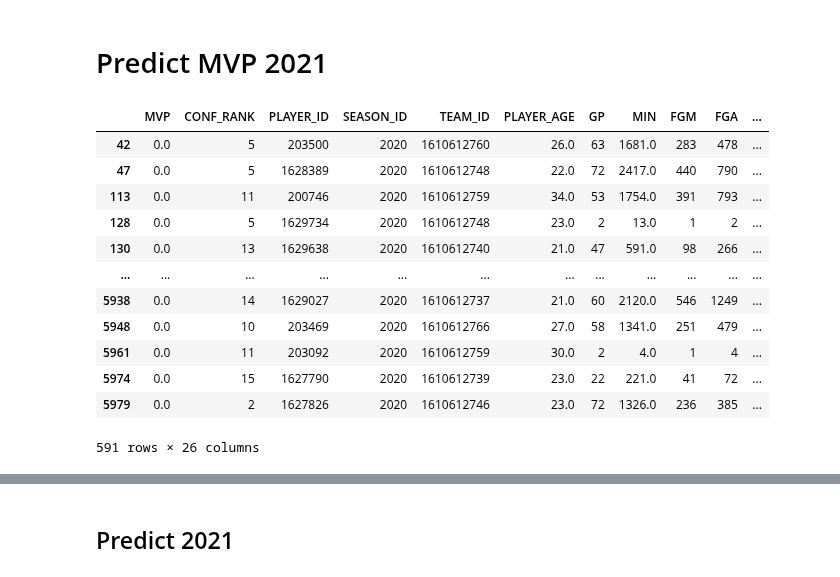
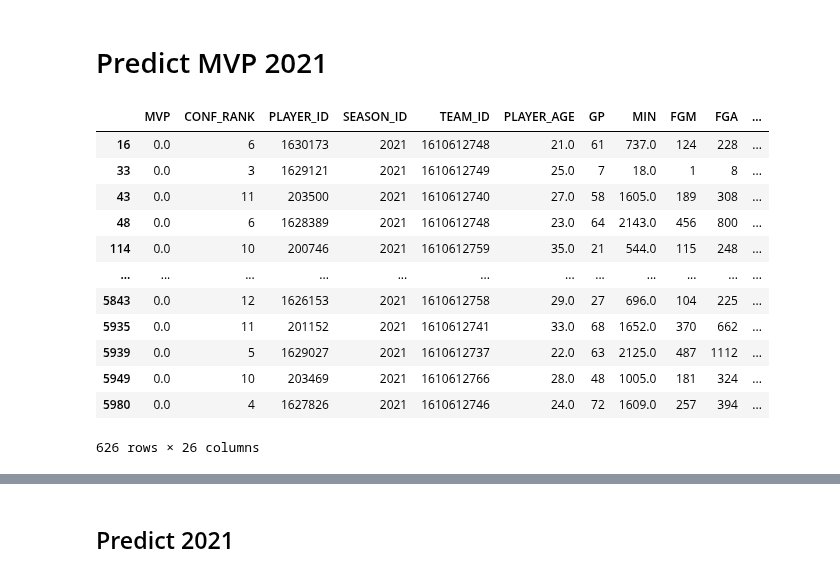
Before and after one commit to thomasverardo/NBA_MVP_2022_prediction, a Jupyter notebook: Code/Predict_MVP.ipynb, the cells around one changed output, grey strips where cells are left out. Saved outputs shown, nothing was run; the diff lists cells and outputs as text; code cells hidden in the pictures.

```diff
--- a/Code/Predict_MVP.ipynb
+++ b/Code/Predict_MVP.ipynb
@@ -8,46 +8,48 @@ import numpy as np
 with open("player_stats.pkl", "rb") as f:
     season_2021 = pickle.load(f)
 #tolgo seasons che non ci servono
-season_2021 = season_2021[season_2021["SEASON_ID"] == 2020]
+season_2021 = season_2021[season_2021["SEASON_ID"] == 2021]
+
+#season_2021 = season_2021[season_2021["SEASON_ID"] == 2021]
 
 #sposto la colonna MVP per prima per comodita
 cols = season_2021.columns.tolist()
 cols = cols[-2:] + cols[:-2]
 season_2021 = season_2021[cols]
 
 season_2021["GP"]=season_2021["GP"].astype('int')
 season_2021["FGM"]=season_2021["FGM"].astype('int')
 season_2021["FGA"]=season_2021["FGA"].astype('int')
 season_2021["FG3M"]=season_2021["FG3M"].astype('int')
 season_2021["FG3A"]=season_2021["FG3A"].astype('int')
 season_2021["FTM"]=season_2021["FTM"].astype('int')
 season_2021["FTA"]=season_2021["FTA"].astype('int')
 season_2021["OREB"]=season_2021["OREB"].astype('int')
 season_2021["DREB"]=season_2021["DREB"].astype('int')
 season_2021["REB"]=season_2021["REB"].astype('int')
 season_2021["AST"]=season_2021["AST"].astype('int')
 season_2021["STL"]=season_2021["STL"].astype('int')
 season_2021["BLK"]=season_2021["BLK"].astype('int')
 season_2021["TOV"]=season_2021["TOV"].astype('int')
 season_2021["PF"]=season_2021["PF"].astype('int')
 season_2021["PTS"]=season_2021["PTS"].astype('int')
 
 
 season_2021
 # %% [output]
 |  | MVP | CONF_RANK | PLAYER_ID | SEASON_ID | TEAM_ID | PLAYER_AGE | GP | MIN | FGM | FGA | ... |
-| 42 | 0.0 | 5 | 203500 | 2020 | 1610612760 | 26.0 | 63 | 1681.0 | 283 | 478 | ... |
-| 47 | 0.0 | 5 | 1628389 | 2020 | 1610612748 | 22.0 | 72 | 2417.0 | 440 | 790 | ... |
-| 113 | 0.0 | 11 | 200746 | 2020 | 1610612759 | 34.0 | 53 | 1754.0 | 391 | 793 | ... |
-| 128 | 0.0 | 5 | 1629734 | 2020 | 1610612748 | 23.0 | 2 | 13.0 | 1 | 2 | ... |
-| 130 | 0.0 | 13 | 1629638 | 2020 | 1610612740 | 21.0 | 47 | 591.0 | 98 | 266 | ... |
+| 16 | 0.0 | 6 | 1630173 | 2021 | 1610612748 | 21.0 | 61 | 737.0 | 124 | 228 | ... |
+| 33 | 0.0 | 3 | 1629121 | 2021 | 1610612749 | 25.0 | 7 | 18.0 | 1 | 8 | ... |
+| 43 | 0.0 | 11 | 203500 | 2021 | 1610612740 | 27.0 | 58 | 1605.0 | 189 | 308 | ... |
+| 48 | 0.0 | 6 | 1628389 | 2021 | 1610612748 | 23.0 | 64 | 2143.0 | 456 | 800 | ... |
+| 114 | 0.0 | 10 | 200746 | 2021 | 1610612759 | 35.0 | 21 | 544.0 | 115 | 248 | ... |
 | ... | ... | ... | ... | ... | ... | ... | ... | ... | ... | ... | ... |
-| 5938 | 0.0 | 14 | 1629027 | 2020 | 1610612737 | 21.0 | 60 | 2120.0 | 546 | 1249 | ... |
-| 5948 | 0.0 | 10 | 203469 | 2020 | 1610612766 | 27.0 | 58 | 1341.0 | 251 | 479 | ... |
-| 5961 | 0.0 | 11 | 203092 | 2020 | 1610612759 | 30.0 | 2 | 4.0 | 1 | 4 | ... |
-| 5974 | 0.0 | 15 | 1627790 | 2020 | 1610612739 | 23.0 | 22 | 221.0 | 41 | 72 | ... |
-| 5979 | 0.0 | 2 | 1627826 | 2020 | 1610612746 | 23.0 | 72 | 1326.0 | 236 | 385 | ... |
+| 5843 | 0.0 | 12 | 1626153 | 2021 | 1610612758 | 29.0 | 27 | 696.0 | 104 | 225 | ... |
+| 5935 | 0.0 | 11 | 201152 | 2021 | 1610612741 | 33.0 | 68 | 1652.0 | 370 | 662 | ... |
+| 5939 | 0.0 | 5 | 1629027 | 2021 | 1610612737 | 22.0 | 63 | 2125.0 | 487 | 1112 | ... |
+| 5949 | 0.0 | 10 | 203469 | 2021 | 1610612766 | 28.0 | 48 | 1005.0 | 181 | 324 | ... |
+| 5980 | 0.0 | 4 | 1627826 | 2021 | 1610612746 | 24.0 | 72 | 1609.0 | 257 | 394 | ... |
-591 rows × 26 columns
+626 rows × 26 columns
 # %%
 #standardizzazione i nostri dati per anno
 
```
Also changed, not shown: parts of 5 cells of this notebook, 7 other files.
